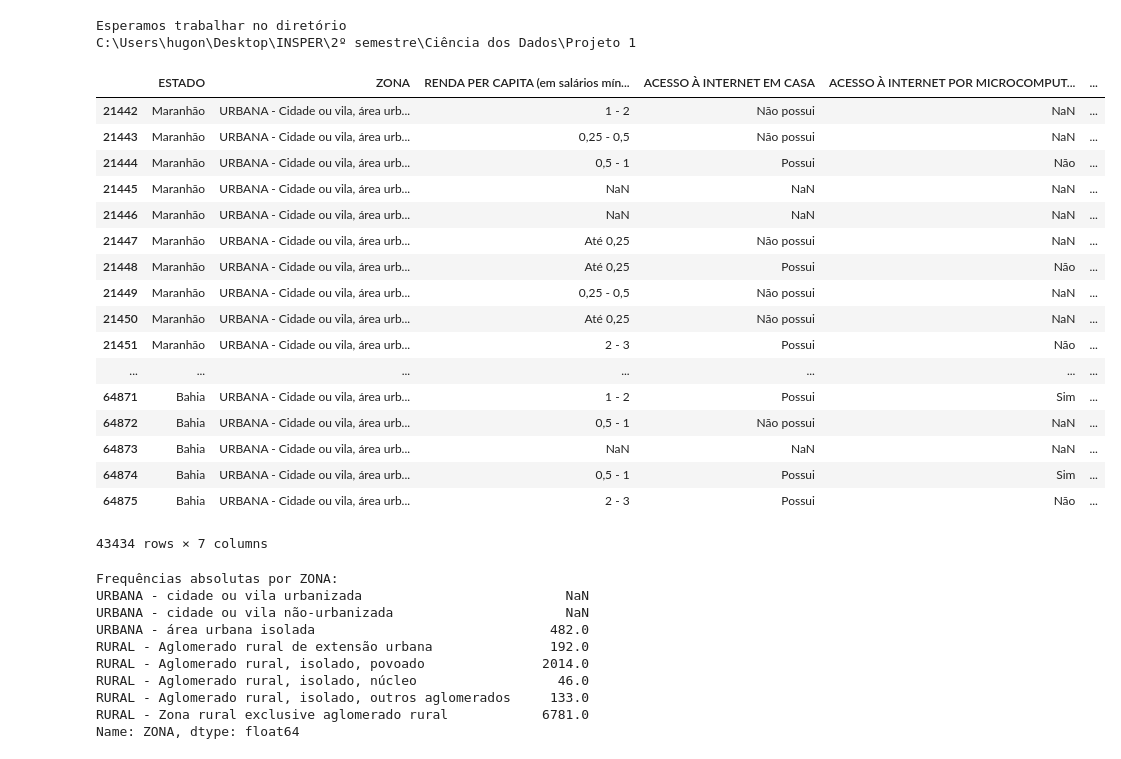
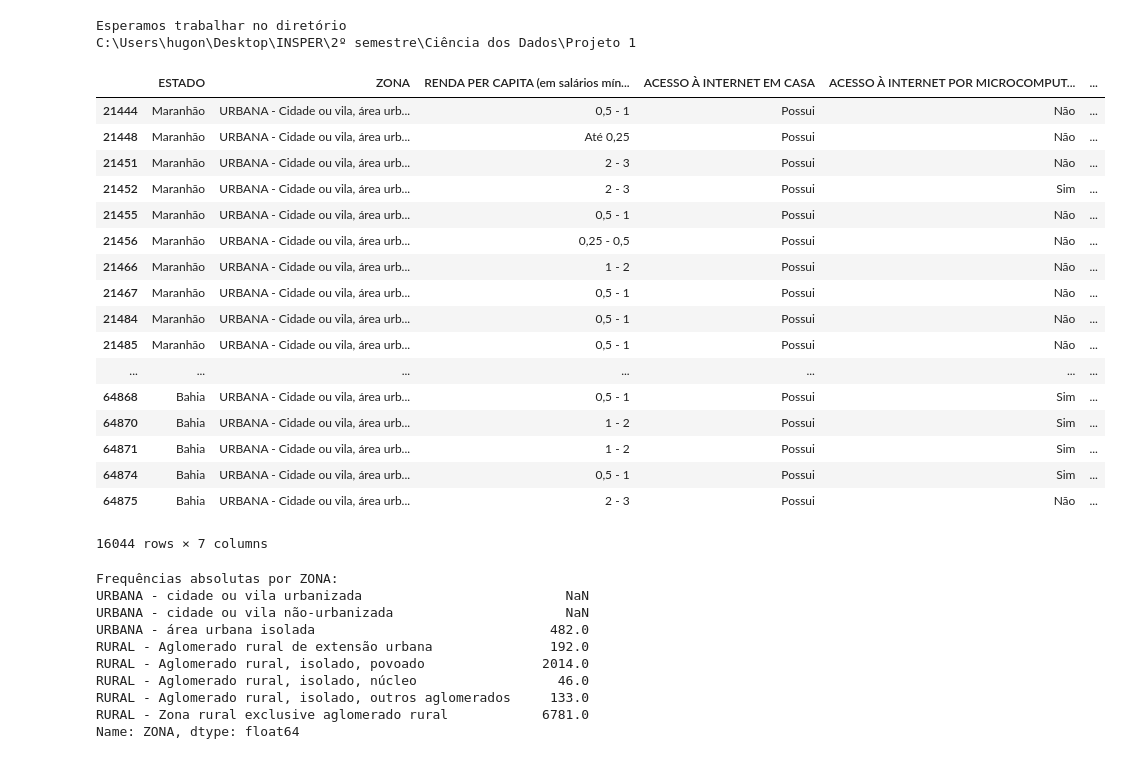
Before and after one commit to hugogr99/CIENCIA-DOS-DADOS, a Jupyter notebook: Projeto 1.ipynb, the cells around one changed output. Drawn from its saved outputs; the diff is of its cells as text; code cells hidden in the pictures.

```diff
--- a/Projeto 1.ipynb
+++ b/Projeto 1.ipynb
@@ -30,38 +30,40 @@ dados.TAB = dados.V02325.astype('category')
 # %%
 dados.UF.cat.categories = (['Rondônia','Acre','Amazonas','Roraima','Pará','Amapá','Tocantins','Maranhão','Piauí','Ceará','Rio Grande do Norte','Paraíba','Pernambuco','Alagoas','Sergipe','Bahia','Minas Gerais','Espírito Santo','Rio de Janeiro','São Paulo','Paraná','Santa Catarina','Rio Grande do Sul','Mato Grosso do Sul','Mato Grosso','Goiás','Distrito Federal'])
 dados.ACESSO.cat.categories = (['Possui','Não possui'])
 dados.SALARIO.cat.categories = (['0','Até 0,25','0,25 - 0,5','0,5 - 1','1 - 2','2 - 3','3 - 5','+5','Sem declaração'])
 dados.COMP.cat.categories = (['Sim','Não'])
 dados.CEL.cat.categories = (['Sim','Não'])
 dados.REG.cat.categories = (['URBANA - Cidade ou vila, área urbanizada', 'URBANA - Cidade ou vila, área não urbanizada','URBANA - área urbana isolada','RURAL - Aglomerado rural de extensão urbana','RURAL - Aglomerado rural, isolado, povoado','RURAL - Aglomerado rural, isolado, núcleo','RURAL - Aglomerado rural, isolado, outros aglomerados','RURAL - Zona rural exclusive aglomerado rural '])
 dados.TAB.cat.categories = (['Sim','Não'])
 #dados.T.cat.categories = (['Sim','Não'])
 
 
+
 d = pd.concat([dados.UF, dados.REG, dados.SALARIO, dados.ACESSO, dados.COMP, dados.CEL, dados.TAB], axis = 1)
 d.columns = ['ESTADO','ZONA','RENDA PER CAPITA (em salários mínimos (R$))','ACESSO À INTERNET EM CASA','ACESSO À INTERNET POR MICROCOMPUTADOR', 'ACESSO À INTERNET POR CELULAR', 'ACESSO À INTERNET POR TABLET' ]
 nordeste = d[(d['ESTADO'] == 'Maranhão') | (d['ESTADO'] == 'Piauí')| (d['ESTADO'] == 'Ceará')| (d['ESTADO'] == 'Rio Grande do Norte')| (d['ESTADO'] == 'Paraíba')| (d['ESTADO'] == 'Pernambuco')| (d['ESTADO'] == 'Alagoas')| (d['ESTADO'] == 'Sergipe')| (d['ESTADO'] == 'Bahia')]
 #data[(data['ZONA'] == 'RURAL - Aglomerado rural de extensão urbana')]
+nordeste = nordeste.dropna()
 nordeste
 # %% [output]
 |  | ESTADO | ZONA | RENDA PER CAPITA (em salários mín... | ACESSO À INTERNET EM CASA | ACESSO À INTERNET POR MICROCOMPUT... | ... |
-| 21442 | Maranhão | URBANA - Cidade ou vila, área urb... | 1 - 2 | Não possui | NaN | ... |
-| 21443 | Maranhão | URBANA - Cidade ou vila, área urb... | 0,25 - 0,5 | Não possui | NaN | ... |
 | 21444 | Maranhão | URBANA - Cidade ou vila, área urb... | 0,5 - 1 | Possui | Não | ... |
-| 21445 | Maranhão | URBANA - Cidade ou vila, área urb... | NaN | NaN | NaN | ... |
-| 21446 | Maranhão | URBANA - Cidade ou vila, área urb... | NaN | NaN | NaN | ... |
-| 21447 | Maranhão | URBANA - Cidade ou vila, área urb... | Até 0,25 | Não possui | NaN | ... |
 | 21448 | Maranhão | URBANA - Cidade ou vila, área urb... | Até 0,25 | Possui | Não | ... |
-| 21449 | Maranhão | URBANA - Cidade ou vila, área urb... | 0,25 - 0,5 | Não possui | NaN | ... |
-| 21450 | Maranhão | URBANA - Cidade ou vila, área urb... | Até 0,25 | Não possui | NaN | ... |
 | 21451 | Maranhão | URBANA - Cidade ou vila, área urb... | 2 - 3 | Possui | Não | ... |
+| 21452 | Maranhão | URBANA - Cidade ou vila, área urb... | 2 - 3 | Possui | Sim | ... |
+| 21455 | Maranhão | URBANA - Cidade ou vila, área urb... | 0,5 - 1 | Possui | Não | ... |
+| 21456 | Maranhão | URBANA - Cidade ou vila, área urb... | 0,25 - 0,5 | Possui | Não | ... |
+| 21466 | Maranhão | URBANA - Cidade ou vila, área urb... | 1 - 2 | Possui | Não | ... |
+| 21467 | Maranhão | URBANA - Cidade ou vila, área urb... | 0,5 - 1 | Possui | Não | ... |
+| 21484 | Maranhão | URBANA - Cidade ou vila, área urb... | 0,5 - 1 | Possui | Não | ... |
+| 21485 | Maranhão | URBANA - Cidade ou vila, área urb... | 0,5 - 1 | Possui | Não | ... |
 | ... | ... | ... | ... | ... | ... | ... |
+| 64868 | Bahia | URBANA - Cidade ou vila, área urb... | 0,5 - 1 | Possui | Sim | ... |
+| 64870 | Bahia | URBANA - Cidade ou vila, área urb... | 1 - 2 | Possui | Sim | ... |
 | 64871 | Bahia | URBANA - Cidade ou vila, área urb... | 1 - 2 | Possui | Sim | ... |
-| 64872 | Bahia | URBANA - Cidade ou vila, área urb... | 0,5 - 1 | Não possui | NaN | ... |
-| 64873 | Bahia | URBANA - Cidade ou vila, área urb... | NaN | NaN | NaN | ... |
 | 64874 | Bahia | URBANA - Cidade ou vila, área urb... | 0,5 - 1 | Possui | Sim | ... |
 | 64875 | Bahia | URBANA - Cidade ou vila, área urb... | 2 - 3 | Possui | Não | ... |
-43434 rows × 7 columns
+16044 rows × 7 columns
 # %%
 print('Frequências absolutas por ZONA:')
 ut1 = nordeste['ZONA'].value_counts(sort=False).reindex(['URBANA - cidade ou vila urbanizada', 'URBANA - cidade ou vila não-urbanizada','URBANA - área urbana isolada','RURAL - Aglomerado rural de extensão urbana','RURAL - Aglomerado rural, isolado, povoado','RURAL - Aglomerado rural, isolado, núcleo','RURAL - Aglomerado rural, isolado, outros aglomerados','RURAL - Zona rural exclusive aglomerado rural '])
```
Also changed, not shown: parts of 1 cell of this notebook.
